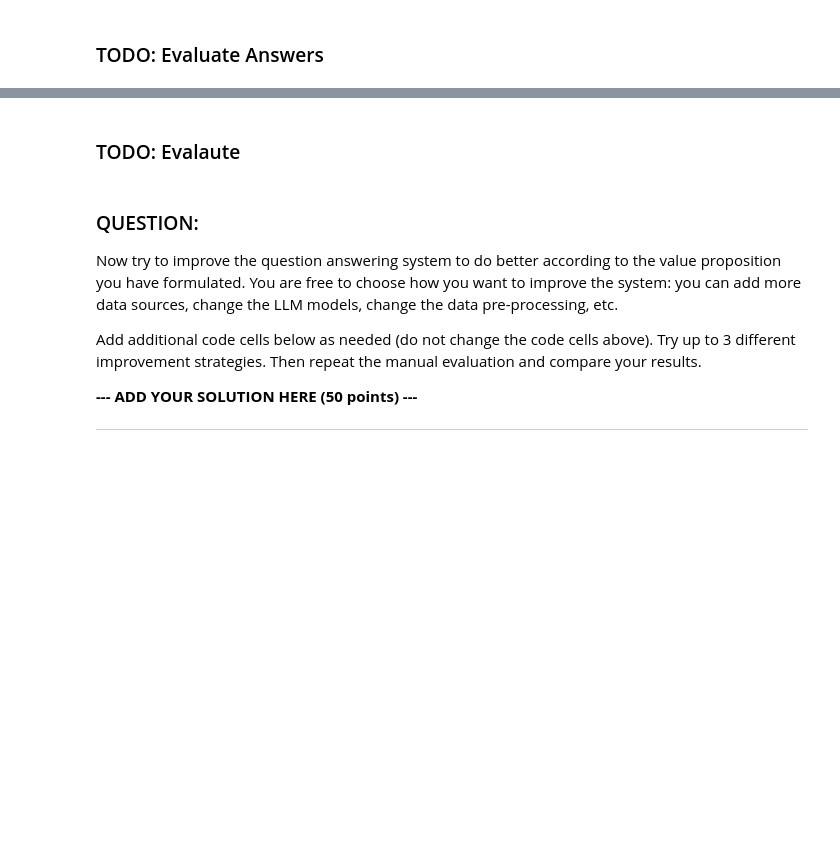
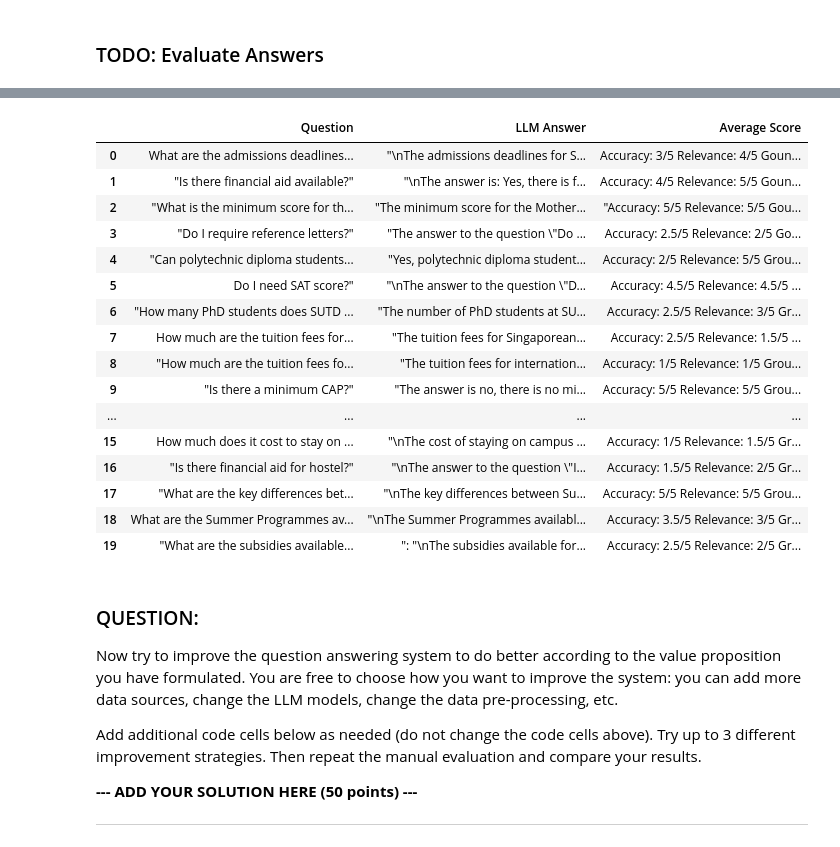
Before and after one commit to JTZ18/mlops-assignment-3, a Jupyter notebook: assignment_03-Part1.ipynb, the cells around one changed output, grey strips where cells are left out. Cells and saved outputs as stored; diff of their text form; code cells hidden in the pictures; blank space fills up the shorter version.

Commit message:
Added evaluation for pdf and xlsx for pandas

```diff
--- a/assignment_03-Part1.ipynb
+++ b/assignment_03-Part1.ipynb
@@ -665,7 +668,37 @@ Manually inspect each answer, fact check whether the answer is correct (use Goog
 
 ------------------------------
-# %% [markdown]
-### TODO: Evalaute
+# %%
+import pandas as pd
+
+pd.set_option('display.max_colwidth', None)
+
+file_path = './Part_1_Eval.xlsx'
+
+df = pd.read_excel(file_path, usecols=[0, 1, 6])
+df.columns = ['Question', 'LLM Answer', 'Average Score']
+
+df_styled = df.style.set_properties(**{'text-align': 'left'})
+df_styled.set_table_styles([dict(selector='th', props=[('text-align', 'left')])])
+
+df_styled
+# %% [output]
+|  | Question | LLM Answer | Average Score |
+| 0 | What are the admissions deadlines... | "\nThe admissions deadlines for S... | Accuracy: 3/5 Relevance: 4/5 Goun... |
+| 1 | "Is there financial aid available?" | "\nThe answer is: Yes, there is f... | Accuracy: 4/5 Relevance: 5/5 Goun... |
+| 2 | "What is the minimum score for th... | "The minimum score for the Mother... | "Accuracy: 5/5 Relevance: 5/5 Gou... |
+| 3 | "Do I require reference letters?" | "The answer to the question \"Do ... | Accuracy: 2.5/5 Relevance: 2/5 Go... |
+| 4 | "Can polytechnic diploma students... | "Yes, polytechnic diploma student... | Accuracy: 2/5 Relevance: 5/5 Grou... |
+| 5 | Do I need SAT score?" | "\nThe answer to the question \"D... | Accuracy: 4.5/5 Relevance: 4.5/5 ... |
+| 6 | "How many PhD students does SUTD ... | "The number of PhD students at SU... | Accuracy: 2.5/5 Relevance: 3/5 Gr... |
+| 7 | How much are the tuition fees for... | "The tuition fees for Singaporean... | Accuracy: 2.5/5 Relevance: 1.5/5 ... |
+| 8 | "How much are the tuition fees fo... | "The tuition fees for internation... | Accuracy: 1/5 Relevance: 1/5 Grou... |
+| 9 | "Is there a minimum CAP?" | "The answer is no, there is no mi... | Accuracy: 5/5 Relevance: 5/5 Grou... |
+| ... | ... | ... | ... |
+| 15 | How much does it cost to stay on ... | "\nThe cost of staying on campus ... | Accuracy: 1/5 Relevance: 1.5/5 Gr... |
+| 16 | "Is there financial aid for hostel?" | "\nThe answer to the question \"I... | Accuracy: 1.5/5 Relevance: 2/5 Gr... |
+| 17 | "What are the key differences bet... | "\nThe key differences between Su... | Accuracy: 5/5 Relevance: 5/5 Grou... |
+| 18 | What are the Summer Programmes av... | "\nThe Summer Programmes availabl... | Accuracy: 3.5/5 Relevance: 3/5 Gr... |
+| 19 | "What are the subsidies available... | ": "\nThe subsidies available for... | Accuracy: 2.5/5 Relevance: 2/5 Gr... |
 # %% [markdown]
 ### QUESTION:
 
```
Also changed, not shown: parts of 1 cell of this notebook, 5 other files.
